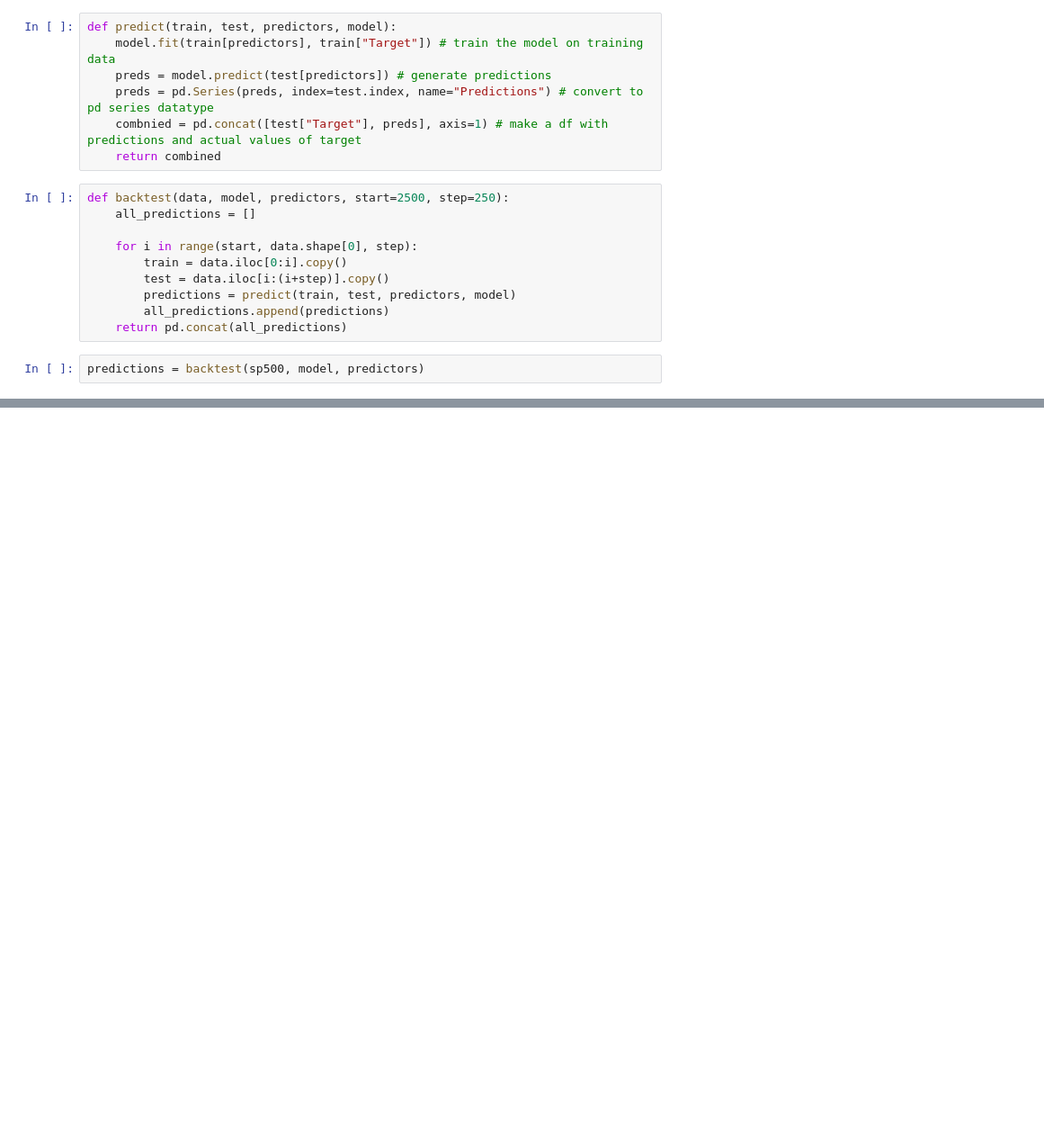
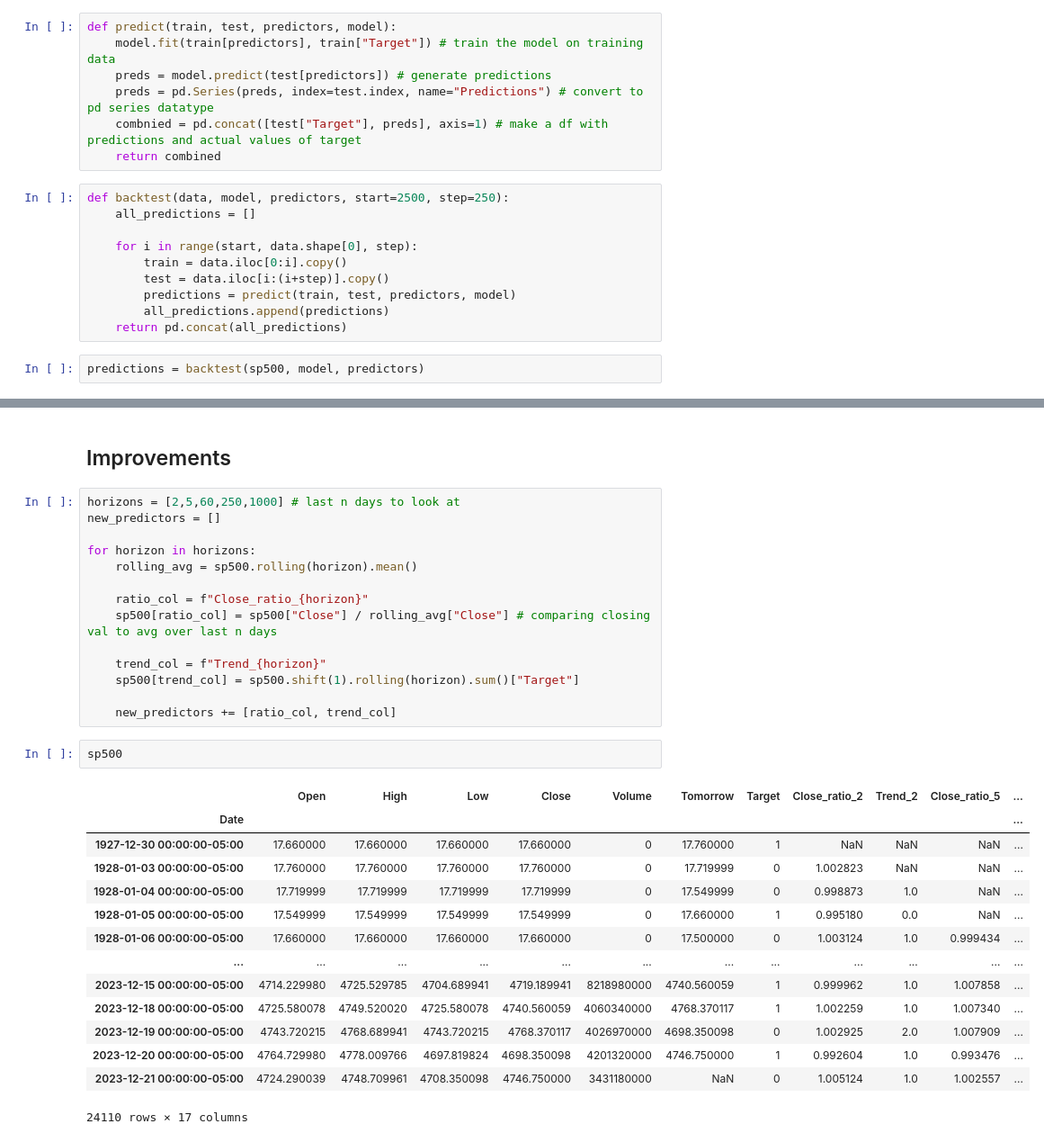
Before and after one commit to AsheriasI/sp500_predictor, a Jupyter notebook: stock_predictor.ipynb, the cells around one changed output, grey strips where cells are left out. Shown at 90% size. Drawn from its saved outputs; the diff is of its cells as text; blank space fills up the shorter version.

Commit message:
feat: added horizon/rolling averages as new features

```diff
--- a/stock_predictor.ipynb
+++ b/stock_predictor.ipynb
@@ -215 +215,34 @@ Target
 Name: count, dtype: float64
+# %% [markdown]
+## Improvements
+# %%
+horizons = [2,5,60,250,1000] # last n days to look at
+new_predictors = []
+
+for horizon in horizons:
+    rolling_avg = sp500.rolling(horizon).mean()
+
+    ratio_col = f"Close_ratio_{horizon}"
+    sp500[ratio_col] = sp500["Close"] / rolling_avg["Close"] # comparing closing val to avg over last n days
+
+    trend_col = f"Trend_{horizon}"
+    sp500[trend_col] = sp500.shift(1).rolling(horizon).sum()["Target"]
+
+    new_predictors += [ratio_col, trend_col]
+# %%
+sp500
+# %% [output]
+|  | Open | High | Low | Close | Volume | Tomorrow | Target | Close_ratio_2 | Trend_2 | Close_ratio_5 | ... |
+| Date |  |  |  |  |  |  |  |  |  |  | ... |
+| 1927-12-30 00:00:00-05:00 | 17.660000 | 17.660000 | 17.660000 | 17.660000 | 0 | 17.760000 | 1 | NaN | NaN | NaN | ... |
+| 1928-01-03 00:00:00-05:00 | 17.760000 | 17.760000 | 17.760000 | 17.760000 | 0 | 17.719999 | 0 | 1.002823 | NaN | NaN | ... |
+| 1928-01-04 00:00:00-05:00 | 17.719999 | 17.719999 | 17.719999 | 17.719999 | 0 | 17.549999 | 0 | 0.998873 | 1.0 | NaN | ... |
+| 1928-01-05 00:00:00-05:00 | 17.549999 | 17.549999 | 17.549999 | 17.549999 | 0 | 17.660000 | 1 | 0.995180 | 0.0 | NaN | ... |
+| 1928-01-06 00:00:00-05:00 | 17.660000 | 17.660000 | 17.660000 | 17.660000 | 0 | 17.500000 | 0 | 1.003124 | 1.0 | 0.999434 | ... |
+| ... | ... | ... | ... | ... | ... | ... | ... | ... | ... | ... | ... |
+| 2023-12-15 00:00:00-05:00 | 4714.229980 | 4725.529785 | 4704.689941 | 4719.189941 | 8218980000 | 4740.560059 | 1 | 0.999962 | 1.0 | 1.007858 | ... |
+| 2023-12-18 00:00:00-05:00 | 4725.580078 | 4749.520020 | 4725.580078 | 4740.560059 | 4060340000 | 4768.370117 | 1 | 1.002259 | 1.0 | 1.007340 | ... |
+| 2023-12-19 00:00:00-05:00 | 4743.720215 | 4768.689941 | 4743.720215 | 4768.370117 | 4026970000 | 4698.350098 | 0 | 1.002925 | 2.0 | 1.007909 | ... |
+| 2023-12-20 00:00:00-05:00 | 4764.729980 | 4778.009766 | 4697.819824 | 4698.350098 | 4201320000 | 4746.750000 | 1 | 0.992604 | 1.0 | 0.993476 | ... |
+| 2023-12-21 00:00:00-05:00 | 4724.290039 | 4748.709961 | 4708.350098 | 4746.750000 | 3431180000 | NaN | 0 | 1.005124 | 1.0 | 1.002557 | ... |
+24110 rows × 17 columns
```
Also changed, not shown: parts of 18 cells of this notebook.
